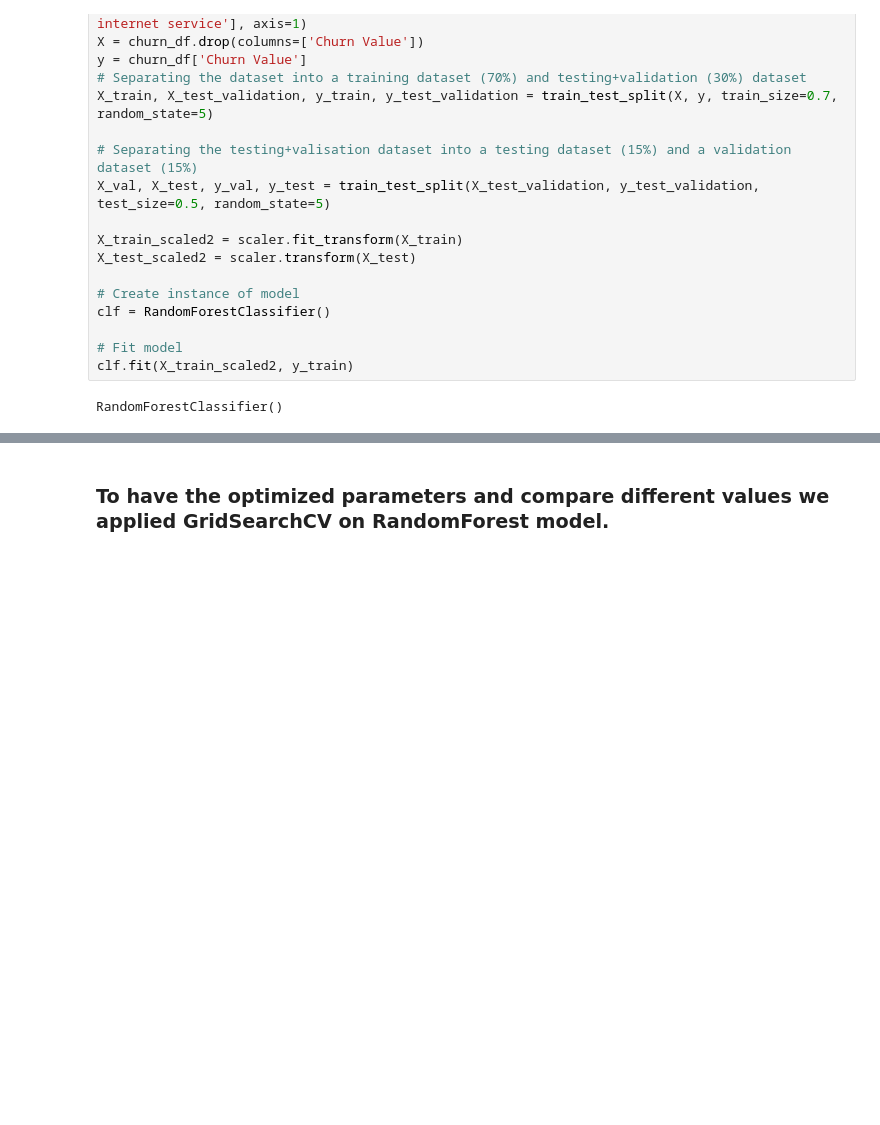
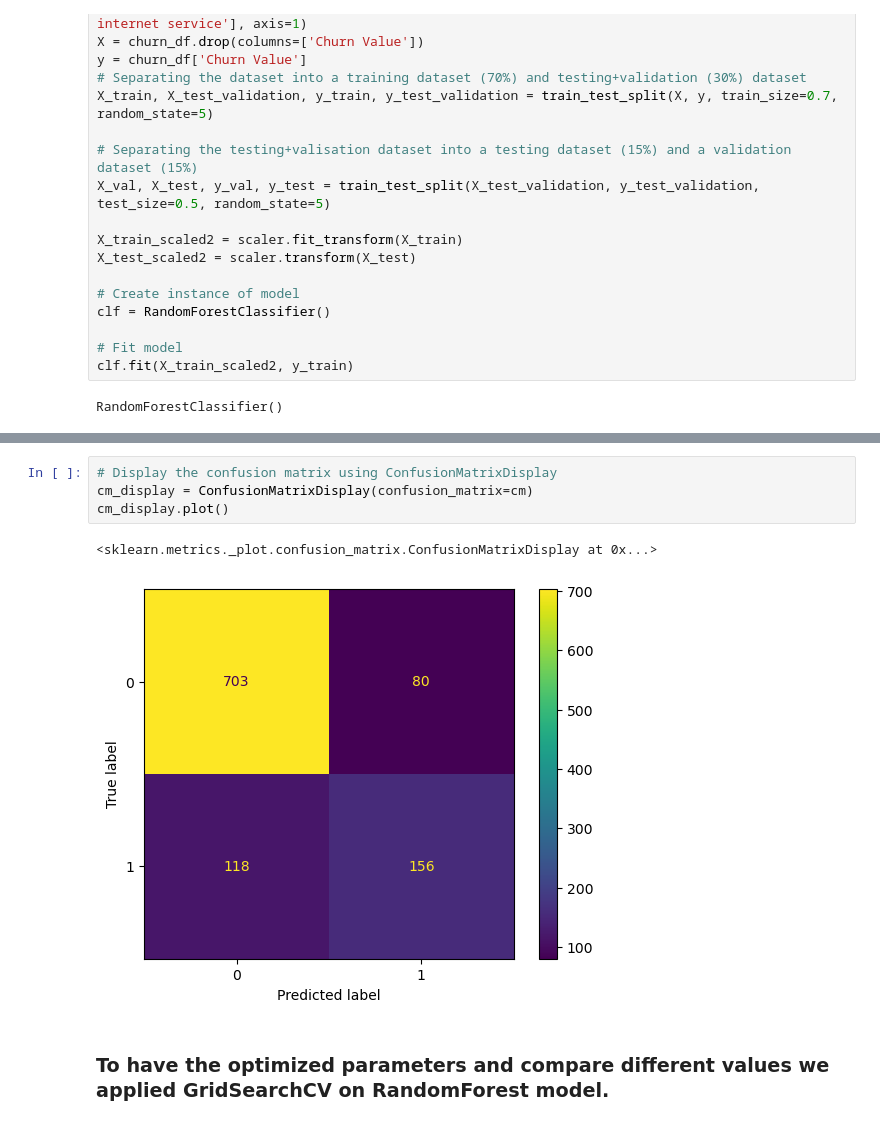
Before and after one commit to ABF-QC/Module2_Project2_team, a Jupyter notebook: notebook/Model3.ipynb, the cells around one changed output, grey strips where cells are left out. Saved outputs shown, nothing was run; the diff lists cells and outputs as text; blank space fills up the shorter version.

Commit message:
Model3 with Manual Weight and displayed CM

```diff
--- a/notebook/Model3.ipynb
+++ b/notebook/Model3.ipynb
@@ -215,3 +211,10 @@ weighted avg       0.81      0.82      0.82      1057
+# %%
+# Display the confusion matrix using ConfusionMatrixDisplay
+cm_display = ConfusionMatrixDisplay(confusion_matrix=cm)
+cm_display.plot()
+# %% [output]
+<sklearn.metrics._plot.confusion_matrix.ConfusionMatrixDisplay at 0x...>
+[figure, added]
 # %% [markdown]
 ### To have the optimized parameters and compare different values we applied GridSearchCV on RandomForest model.
 # %%
```
Also changed, not shown: parts of 6 cells of this notebook.
